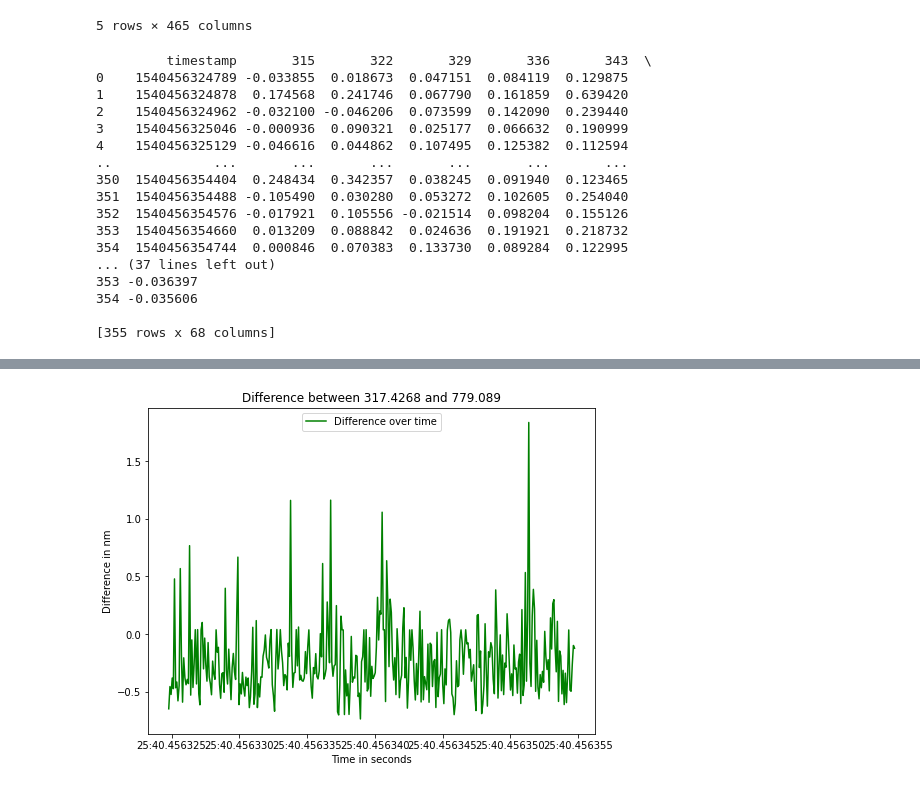
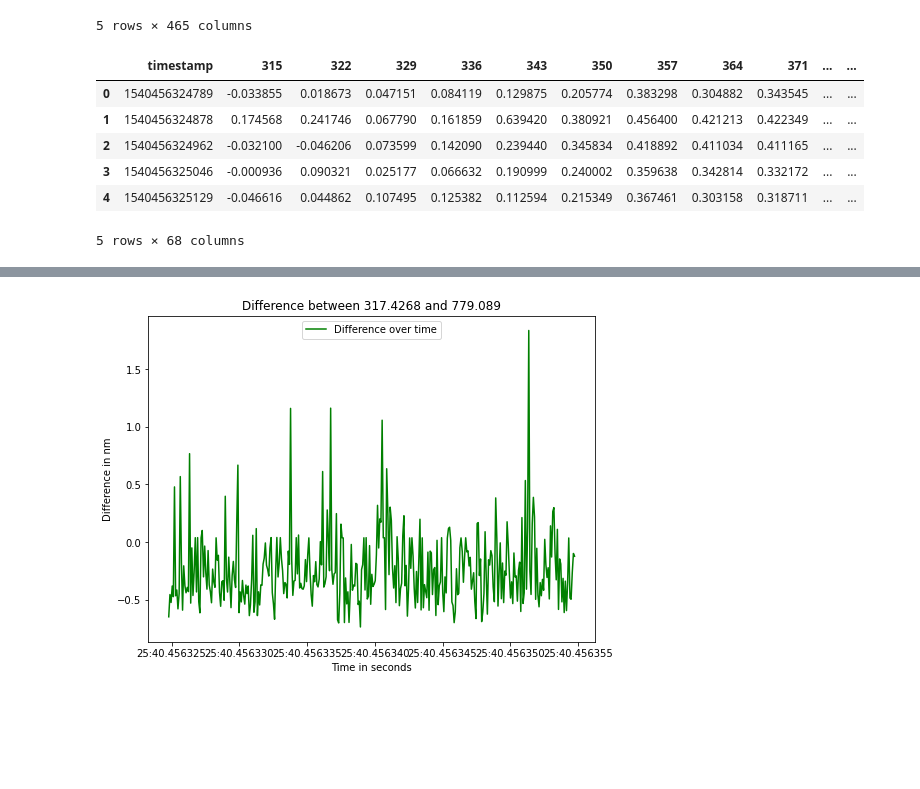
Before and after one commit to studerlukas/Studer-Lukas, a Jupyter notebook: CodingTask1.ipynb, the cells around one changed output, grey strips where cells are left out. Cells and saved outputs as stored; diff of their text form; code cells hidden in the pictures; blank space fills up the shorter version.

```diff
--- a/CodingTask1.ipynb
+++ b/CodingTask1.ipynb
@@ -61,31 +65,22 @@ group_average.head()
 # %%
 #CT-1.3
 def merge_per_x_nm(dataframe, x_nm):
   new = lambda s : (int(s.split('.')[0]) // x_nm)* x_nm
   newer = dataframe.iloc[:,2:].rename(new, axis=1 )
   combined =  newer.iloc[:,2:].groupby(level=0, axis=1,).mean()
   combined.insert(0, 'timestamp', dataframe['Unnamed: 1'])
   return combined
 
-merge_xnm = merging_columns(df, 7)
+merge_xnm = merge_per_x_nm(df, 7)
+merge_xnm.head()
 # %% [output]
+|  | timestamp | 315 | 322 | 329 | 336 | 343 | 350 | 357 | 364 | 371 | ... | ... |
+| 0 | 1540456324789 | -0.033855 | 0.018673 | 0.047151 | 0.084119 | 0.129875 | 0.205774 | 0.383298 | 0.304882 | 0.343545 | ... | ... |
+| 1 | 1540456324878 | 0.174568 | 0.241746 | 0.067790 | 0.161859 | 0.639420 | 0.380921 | 0.456400 | 0.421213 | 0.422349 | ... | ... |
+| 2 | 1540456324962 | -0.032100 | -0.046206 | 0.073599 | 0.142090 | 0.239440 | 0.345834 | 0.418892 | 0.411034 | 0.411165 | ... | ... |
+| 3 | 1540456325046 | -0.000936 | 0.090321 | 0.025177 | 0.066632 | 0.190999 | 0.240002 | 0.359638 | 0.342814 | 0.332172 | ... | ... |
+| 4 | 1540456325129 | -0.046616 | 0.044862 | 0.107495 | 0.125382 | 0.112594 | 0.215349 | 0.367461 | 0.303158 | 0.318711 | ... | ... |
-         timestamp       315       322       329       336       343  \
-0    1540456324789 -0.033855  0.018673  0.047151  0.084119  0.129875
-1    1540456324878  0.174568  0.241746  0.067790  0.161859  0.639420
-2    1540456324962 -0.032100 -0.046206  0.073599  0.142090  0.239440
-3    1540456325046 -0.000936  0.090321  0.025177  0.066632  0.190999
-4    1540456325129 -0.046616  0.044862  0.107495  0.125382  0.112594
-..             ...       ...       ...       ...       ...       ...
-350  1540456354404  0.248434  0.342357  0.038245  0.091940  0.123465
-351  1540456354488 -0.105490  0.030280  0.053272  0.102605  0.254040
-352  1540456354576 -0.017921  0.105556 -0.021514  0.098204  0.155126
-353  1540456354660  0.013209  0.088842  0.024636  0.191921  0.218732
-354  1540456354744  0.000846  0.070383  0.133730  0.089284  0.122995
-... (37 lines left out)
-353 -0.036397
-354 -0.035606
-
-[355 rows x 68 columns]
+5 rows × 68 columns
 # %%
 #CT-1.4
 # %%
```
Also changed, not shown: parts of 4 cells of this notebook.
